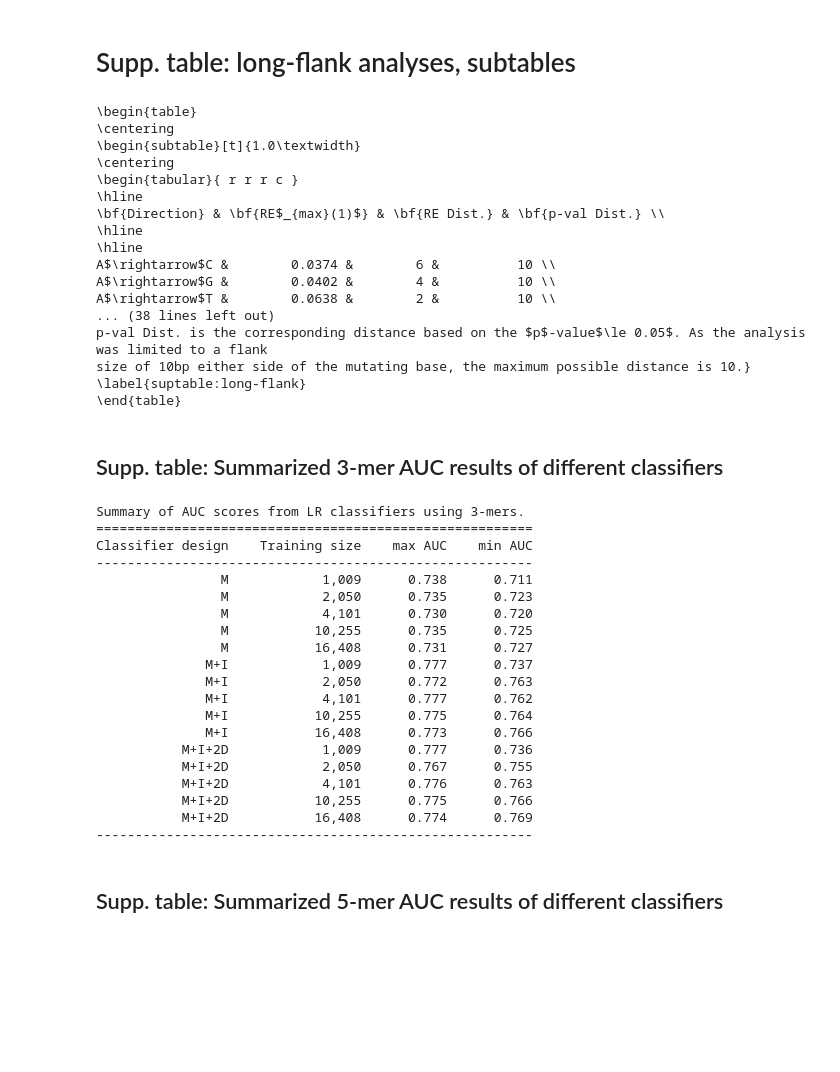
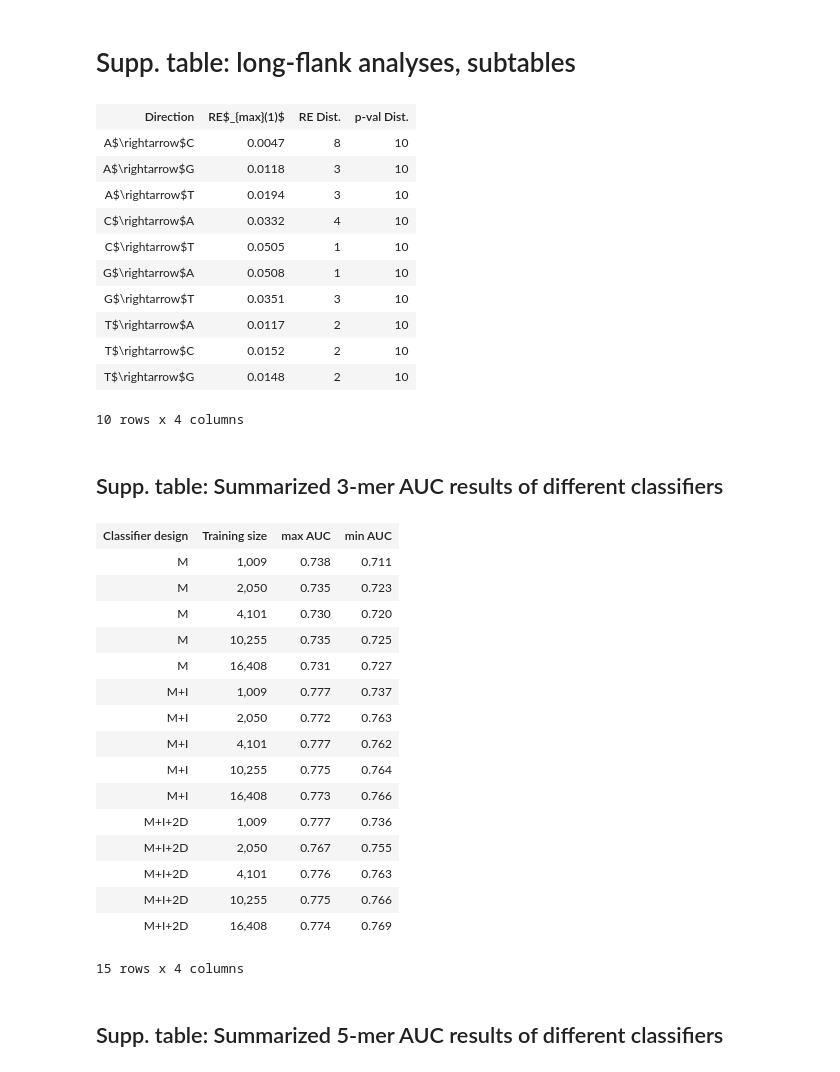
Before and after one commit to HuttleyLab/enuproject, a Jupyter notebook: manuscript_figs_tables.ipynb, the cells around one changed output. Drawn from its saved outputs; the diff is of its cells as text; code cells hidden in the pictures; blank space fills up the shorter version.

```diff
--- a/manuscript_figs_tables.ipynb
+++ b/manuscript_figs_tables.ipynb
@@ -742,8 +694,8 @@ T$\rightarrow$C,0.0152,2,10
 T$\rightarrow$G,0.0148,2,10""".splitlines()
 header = d.pop(0).split(",")
 rows = [r.split(",") for r in d]
-lflank_spon = LoadTable(header=header, rows=rows, title="Spontaneous")
-lflank_spon = format_latex_table(lflank_spon, "rrrc")
+lflank_spontab = LoadTable(header=header, rows=rows, title="Spontaneous")
+lflank_spon = format_latex_table(lflank_spontab, "rrrc")
 lflank_spon = lflank_spon.replace(r"\begin{table}[htp]", r"\begin{subtable}[t]{1.0\textwidth}").\
                 replace(r"\end{table}", r"\end{subtable}")
 
@@ -764,77 +716,68 @@ size of 10bp either side of the mutating base, the maximum possible distance is
 """
 label = "suptable:long-flank"
 all_supp_dict[label] = lflank_tmp % (lflank_enu, lflank_spon, label)
-print(all_supp_dict[label])
+lflank_spontab
 # %% [output]
+| Direction | RE$_{max}(1)$ | RE Dist. | p-val Dist. |
+| A$\rightarrow$C | 0.0047 | 8 | 10 |
+| A$\rightarrow$G | 0.0118 | 3 | 10 |
+| A$\rightarrow$T | 0.0194 | 3 | 10 |
+| C$\rightarrow$A | 0.0332 | 4 | 10 |
+| C$\rightarrow$T | 0.0505 | 1 | 10 |
+| G$\rightarrow$A | 0.0508 | 1 | 10 |
+| G$\rightarrow$T | 0.0351 | 3 | 10 |
+| T$\rightarrow$A | 0.0117 | 2 | 10 |
+| T$\rightarrow$C | 0.0152 | 2 | 10 |
+| T$\rightarrow$G | 0.0148 | 2 | 10 |
-\begin{table}
-\centering
-\begin{subtable}[t]{1.0\textwidth}
-\centering
-\begin{tabular}{ r r r c }
-\hline
-\bf{Direction} & \bf{RE$_{max}(1)$} & \bf{RE Dist.} & \bf{p-val Dist.} \\
-\hline
-\hline
-A$\rightarrow$C &        0.0374 &        6 &          10 \\
-A$\rightarrow$G &        0.0402 &        4 &          10 \\
-A$\rightarrow$T &        0.0638 &        2 &          10 \\
-... (38 lines left out)
-p-val Dist. is the corresponding distance based on the $p$-value$\le 0.05$. As the analysis was limited to a flank
-size of 10bp either side of the mutating base, the maximum possible distance is 10.}
-\label{suptable:long-flank}
-\end{table}
+10 rows x 4 columns
 # %% [markdown]
 ## Supp. table: Summarized 3-mer AUC results of different classifiers
 # %%
 lc_aucs_3mer = []
 dims = [0,1,2]
 train_sizes = [1009, 2050, 4101, 10255, 16408]
 
 
 for dim in dims:
     for ts in train_sizes:
         data_dirs = glob.glob("classifier/results/chrom1/3-mer/data_ratio_1/direction_All/%s_way_samples/train_size_%s/" % (dim, ts))
         sample_aucs = []
         for directory in data_dirs:
             get_auc(directory, sample_aucs, 'LR')
         sort_aucs = sorted(sample_aucs, key = lambda x: int(x[1]))
 
         aucs = [r[2] for r in sort_aucs]
         max_auc = max(aucs)
         min_auc = min(aucs)
 
         lc_aucs_3mer.append([model_nm_dict[dim], ts, max_auc, min_auc])
 
 lc_headers_3mer = ["Classifier design", "Training size", "max AUC", "min AUC"]
 lc_3mer = LoadTable(header=lc_headers_3mer, rows=lc_aucs_3mer, digits=3,
                   column_templates={'Training size': "{:,}".format},
                   title="Summary of AUC scores from LR classifiers using 3-mers.")
 
-print (lc_3mer)
-
 label = "suptable:LR_aucs_3mer"
 all_supp_dict[label] = format_latex_table(lc_3mer, "rrrc", label=label)
+lc_3mer
 # %% [output]
+| Classifier design | Training size | max AUC | min AUC |
+| M | 1,009 | 0.738 | 0.711 |
+| M | 2,050 | 0.735 | 0.723 |
+| M | 4,101 | 0.730 | 0.720 |
+| M | 10,255 | 0.735 | 0.725 |
+| M | 16,408 | 0.731 | 0.727 |
+| M+I | 1,009 | 0.777 | 0.737 |
+| M+I | 2,050 | 0.772 | 0.763 |
+| M+I | 4,101 | 0.777 | 0.762 |
+| M+I | 10,255 | 0.775 | 0.764 |
+| M+I | 16,408 | 0.773 | 0.766 |
+| M+I+2D | 1,009 | 0.777 | 0.736 |
+| M+I+2D | 2,050 | 0.767 | 0.755 |
+| M+I+2D | 4,101 | 0.776 | 0.763 |
+| M+I+2D | 10,255 | 0.775 | 0.766 |
+| M+I+2D | 16,408 | 0.774 | 0.769 |
-Summary of AUC scores from LR classifiers using 3-mers.
-========================================================
-Classifier design    Training size    max AUC    min AUC
---------------------------------------------------------
-                M            1,009      0.738      0.711
-                M            2,050      0.735      0.723
-                M            4,101      0.730      0.720
-                M           10,255      0.735      0.725
-                M           16,408      0.731      0.727
-              M+I            1,009      0.777      0.737
-              M+I            2,050      0.772      0.763
-              M+I            4,101      0.777      0.762
-              M+I           10,255      0.775      0.764
-              M+I           16,408      0.773      0.766
-           M+I+2D            1,009      0.777      0.736
-           M+I+2D            2,050      0.767      0.755
-           M+I+2D            4,101      0.776      0.763
-           M+I+2D           10,255      0.775      0.766
-           M+I+2D           16,408      0.774      0.769
---------------------------------------------------------
+15 rows x 4 columns
 # %% [markdown]
 ## Supp. table: Summarized 5-mer AUC results of different classifiers
 # %%
```
Also changed, not shown: parts of 21 cells of this notebook.
